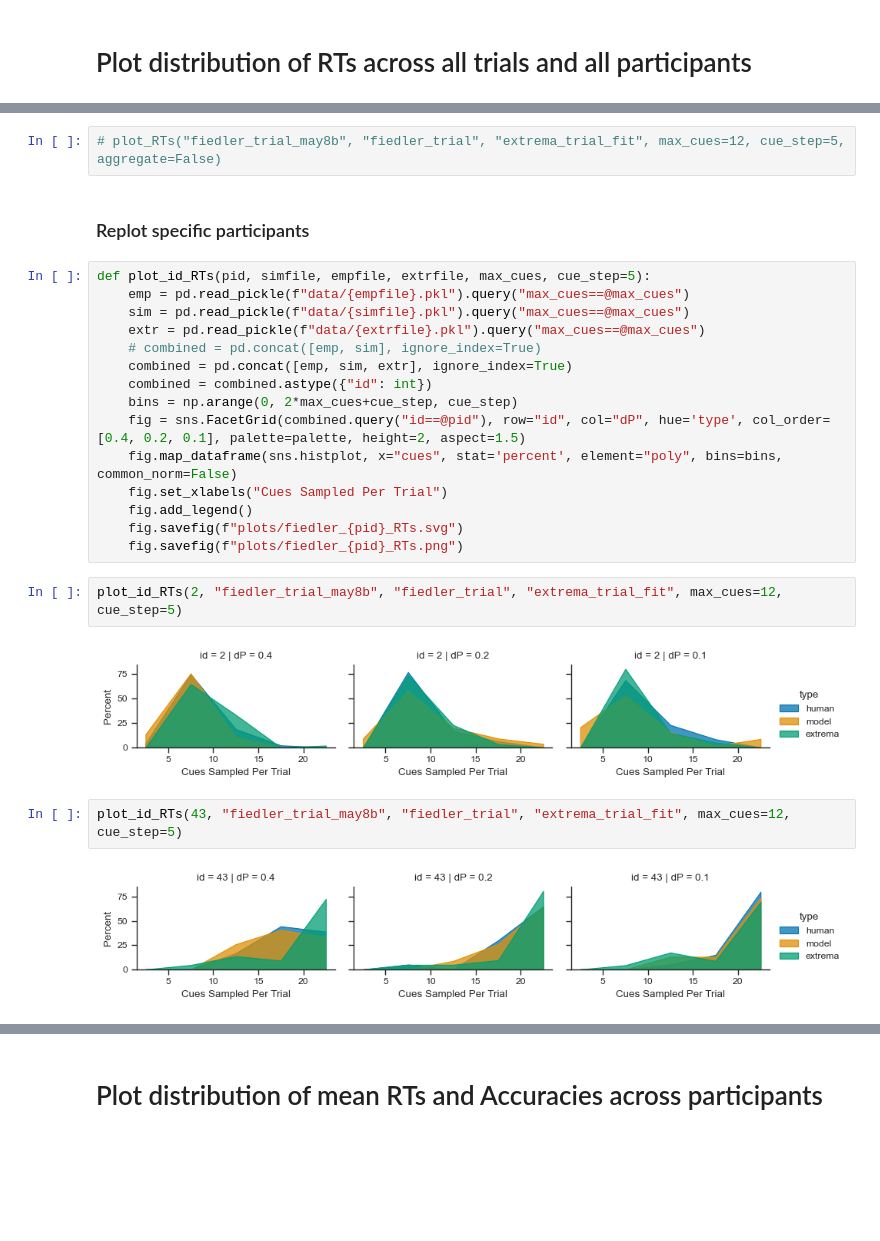
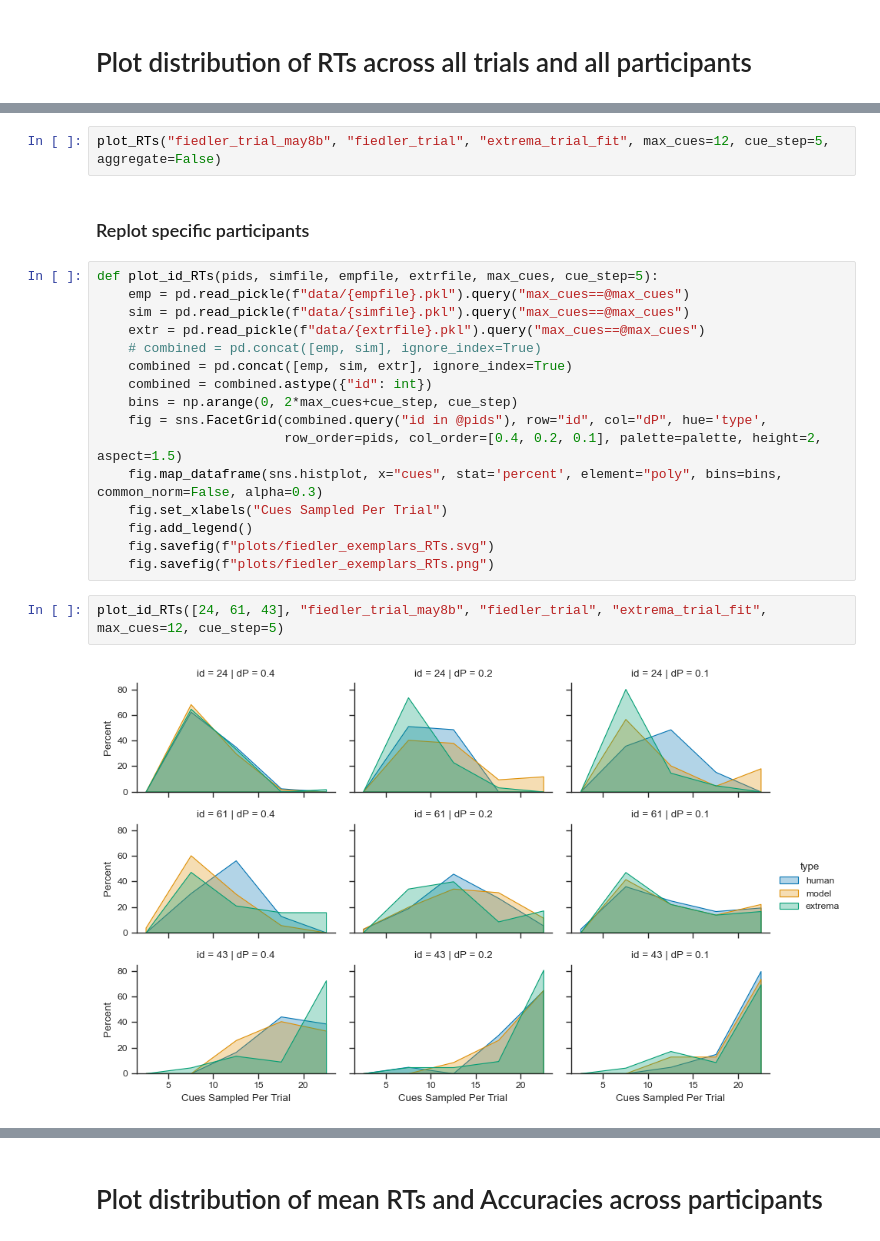
Before and after one commit to psipeter/speed-accuracy-tradeoff, a Jupyter notebook: fiedler_compare.ipynb, the cells around one changed output, grey strips where cells are left out. Saved outputs shown, nothing was run; the diff lists cells and outputs as text; blank space fills up the shorter version.

```diff
--- a/fiedler_compare.ipynb
+++ b/fiedler_compare.ipynb
@@ -411,9 +424,9 @@ plot_RTs("fiedler_trial_may8b", "fiedler_trial", "extrema_trial_fit", max_cues=1
 # %%
-# plot_RTs("fiedler_trial_may8b", "fiedler_trial", "extrema_trial_fit", max_cues=12, cue_step=5, aggregate=False)
+plot_RTs("fiedler_trial_may8b", "fiedler_trial", "extrema_trial_fit", max_cues=12, cue_step=5, aggregate=False)
 # %% [markdown]
 ### Replot specific participants
 # %%
-def plot_id_RTs(pid, simfile, empfile, extrfile, max_cues, cue_step=5):
+def plot_id_RTs(pids, simfile, empfile, extrfile, max_cues, cue_step=5):
     emp = pd.read_pickle(f"data/{empfile}.pkl").query("max_cues==@max_cues")
     sim = pd.read_pickle(f"data/{simfile}.pkl").query("max_cues==@max_cues")
     extr = pd.read_pickle(f"data/{extrfile}.pkl").query("max_cues==@max_cues")
@@ -421,17 +434,14 @@ def plot_id_RTs(pid, simfile, empfile, extrfile, max_cues, cue_step=5):
     combined = pd.concat([emp, sim, extr], ignore_index=True)
     combined = combined.astype({"id": int})
     bins = np.arange(0, 2*max_cues+cue_step, cue_step)
-    fig = sns.FacetGrid(combined.query("id==@pid"), row="id", col="dP", hue='type', col_order=[0.4, 0.2, 0.1], palette=palette, height=2, aspect=1.5)
-    fig.map_dataframe(sns.histplot, x="cues", stat='percent', element="poly", bins=bins, common_norm=False)
+    fig = sns.FacetGrid(combined.query("id in @pids"), row="id", col="dP", hue='type',
+                        row_order=pids, col_order=[0.4, 0.2, 0.1], palette=palette, height=2, aspect=1.5)
+    fig.map_dataframe(sns.histplot, x="cues", stat='percent', element="poly", bins=bins, common_norm=False, alpha=0.3)
     fig.set_xlabels("Cues Sampled Per Trial")
     fig.add_legend()
-    fig.savefig(f"plots/fiedler_{pid}_RTs.svg")
-    fig.savefig(f"plots/fiedler_{pid}_RTs.png")
+    fig.savefig(f"plots/fiedler_exemplars_RTs.svg")
+    fig.savefig(f"plots/fiedler_exemplars_RTs.png")
 # %%
-plot_id_RTs(2, "fiedler_trial_may8b", "fiedler_trial", "extrema_trial_fit", max_cues=12, cue_step=5)
+plot_id_RTs([24, 61, 43], "fiedler_trial_may8b", "fiedler_trial", "extrema_trial_fit", max_cues=12, cue_step=5)
 # %% [output]
-[figure, old version]
+[figure, new version]
-# %%
-plot_id_RTs(43, "fiedler_trial_may8b", "fiedler_trial", "extrema_trial_fit", max_cues=12, cue_step=5)
-# %% [output]
-[figure, removed]
```
Also changed, not shown: parts of 11 cells of this notebook, 1 other file.
